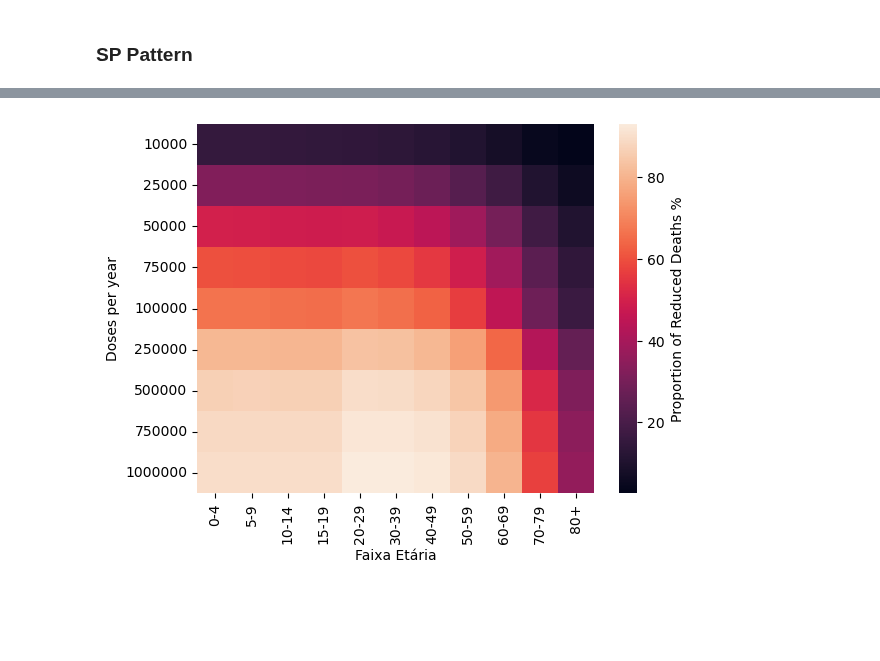
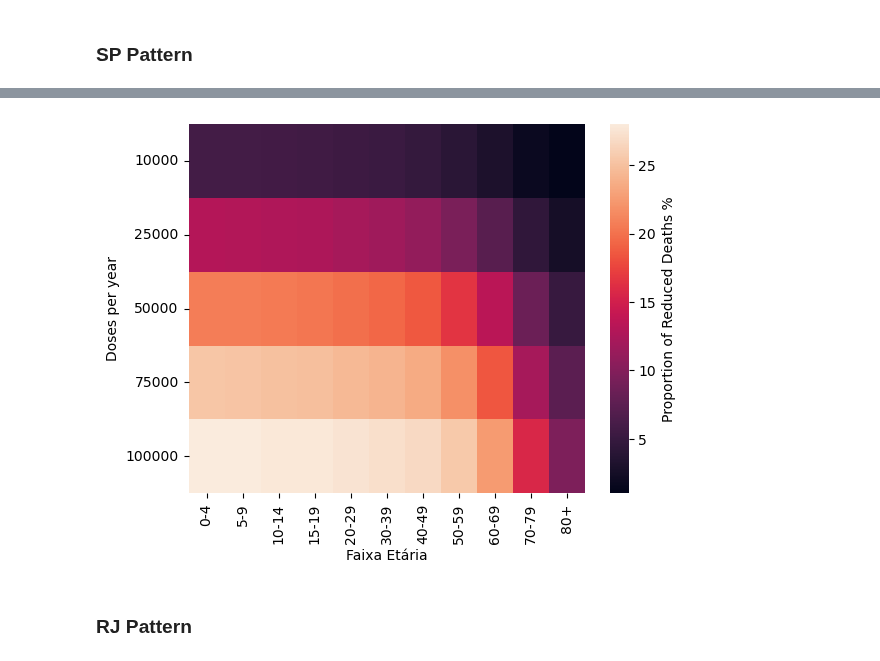
Before and after one commit to denisecammarota/vaccine-dengue-BR, a Jupyter notebook: Vaccine_Detailed_Model.ipynb, the cells around one changed output, grey strips where cells are left out. Saved outputs shown, nothing was run; the diff lists cells and outputs as text; code cells hidden in the pictures; blank space fills up the shorter version.

```diff
--- a/Vaccine_Detailed_Model.ipynb
+++ b/Vaccine_Detailed_Model.ipynb
@@ -741,6 +774,7 @@ for vacc_rate in vacc_rates:
             y0 = ret[-1,:].copy()
             y0 = modify_initial_condition(y0)
             inf_total = pop*(ret[1:,55:] - ret[:-1,55:]).sum(axis = 1).sum()
+            inf_ano.append(inf_total)
             #plt.plot((t_season_single+season*365)/365,ret[:,N:2*N].sum(axis=1)*pop, label = season)
             #plt.scatter((season*365)/365,y0[N:2*N].sum())
             #if(season == 0):
@@ -775,19 +825,21 @@ inf_str
 # %%
 inf_str = np.array(inf_str)
-inf_str = 100*abs(inf_str-608.8053227025346)/(608.8053227025346)
+inf_str = 100*abs(inf_str-1655.7234268101909)/(1655.7234268101909)
 inf_str = inf_str[1:,:]
 inf_str = np.array(inf_str)
 
 ax = sns.heatmap(inf_str)
 
 faixas_etarias = ['0-4','5-9','10-14','15-19', '20-29', '30-39', '40-49', '50-59', '60-69', '70-79','80+']
 ax.collections[0].colorbar.set_label("Proportion of Reduced Deaths %")
 ax.set(xticklabels = faixas_etarias,
-       yticklabels = np.round(np.array([0,10000,25000,50000,75000,100000,250000,500000,750000,1000000])[1:],2),
+       yticklabels = np.round(np.array([0,10000,25000,50000,75000,100000])[1:],2),
       xlabel='Faixa Etária',
       ylabel="Doses per year")
 plt.xticks(rotation = 'vertical')
 plt.yticks(rotation = 'horizontal')
 plt.show()
 # %% [output]
-[figure, old version]
+[figure, new version]
+# %% [markdown]
+### RJ Pattern
```
Also changed, not shown: parts of 12 cells of this notebook.
